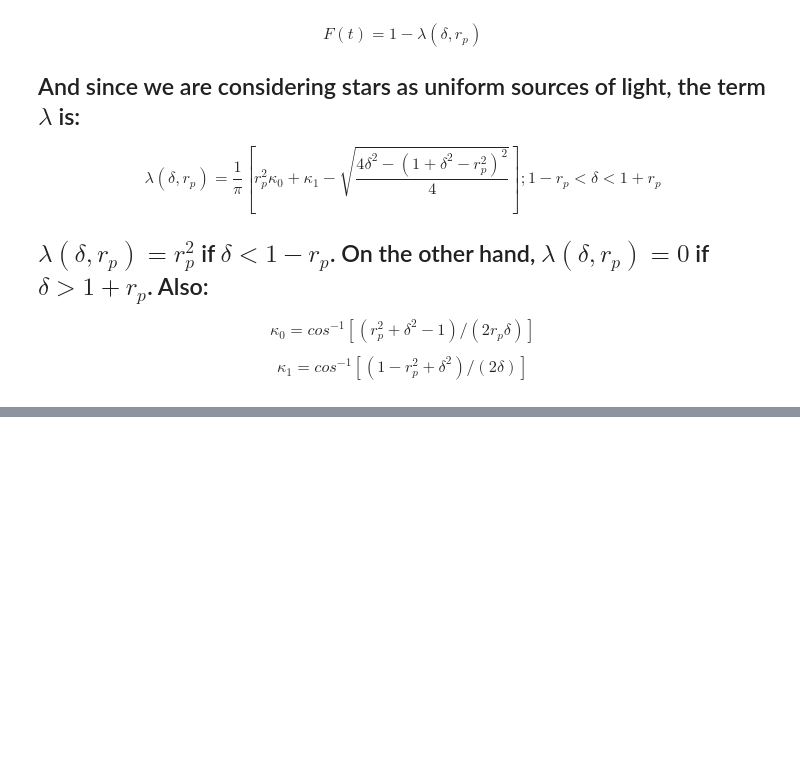
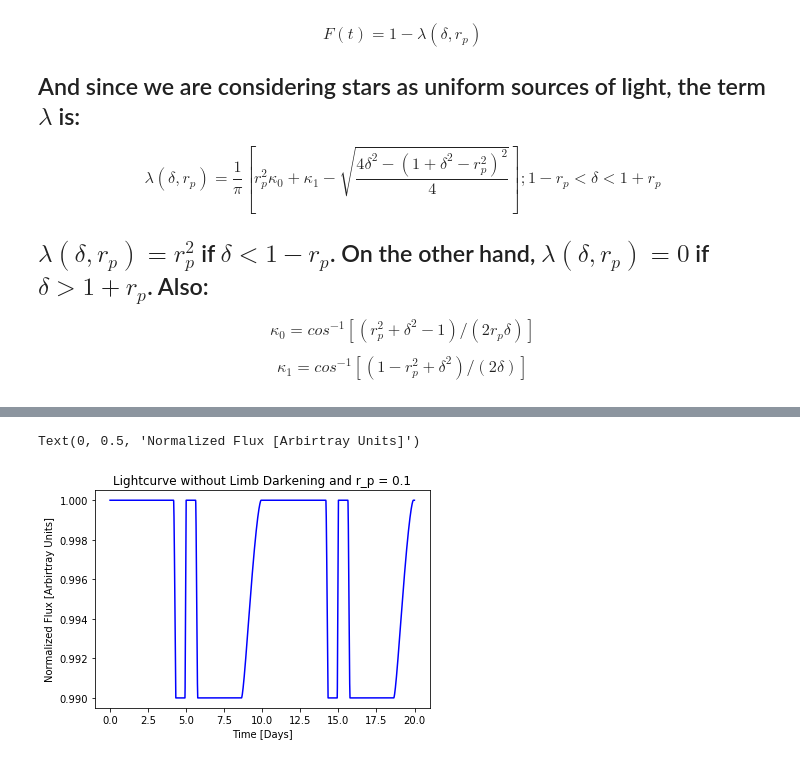
Before and after one commit to Fernando-Canales/Code-for-Exoplanets, a Jupyter notebook: RV and Transit.ipynb, the cells around one changed output, grey strips where cells are left out. Drawn from its saved outputs; the diff is of its cells as text; code cells hidden in the pictures; blank space fills up the shorter version.

```diff
--- a/RV and Transit.ipynb
+++ b/RV and Transit.ipynb
@@ -349,0 +332,9 @@ plt.plot(delta, F[800])
+# %%
+#Now I plot the light curve
+plt.plot(t, F, 'b')
+plt.title('Lightcurve without Limb Darkening and r_p = 0.1')
+plt.xlabel('Time [Days]')
+plt.ylabel('Normalized Flux [Arbirtray Units]')
+# %% [output]
+Text(0, 0.5, 'Normalized Flux [Arbirtray Units]')
+[figure, added]
```
Also changed, not shown: parts of 3 cells of this notebook.
